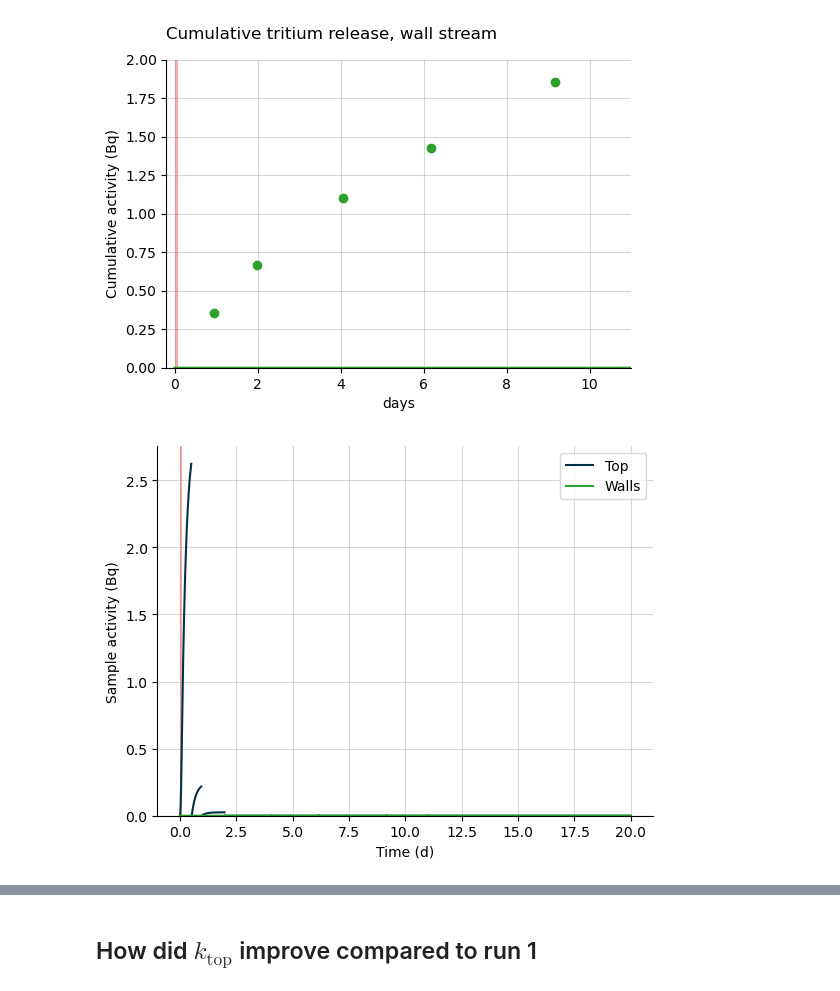
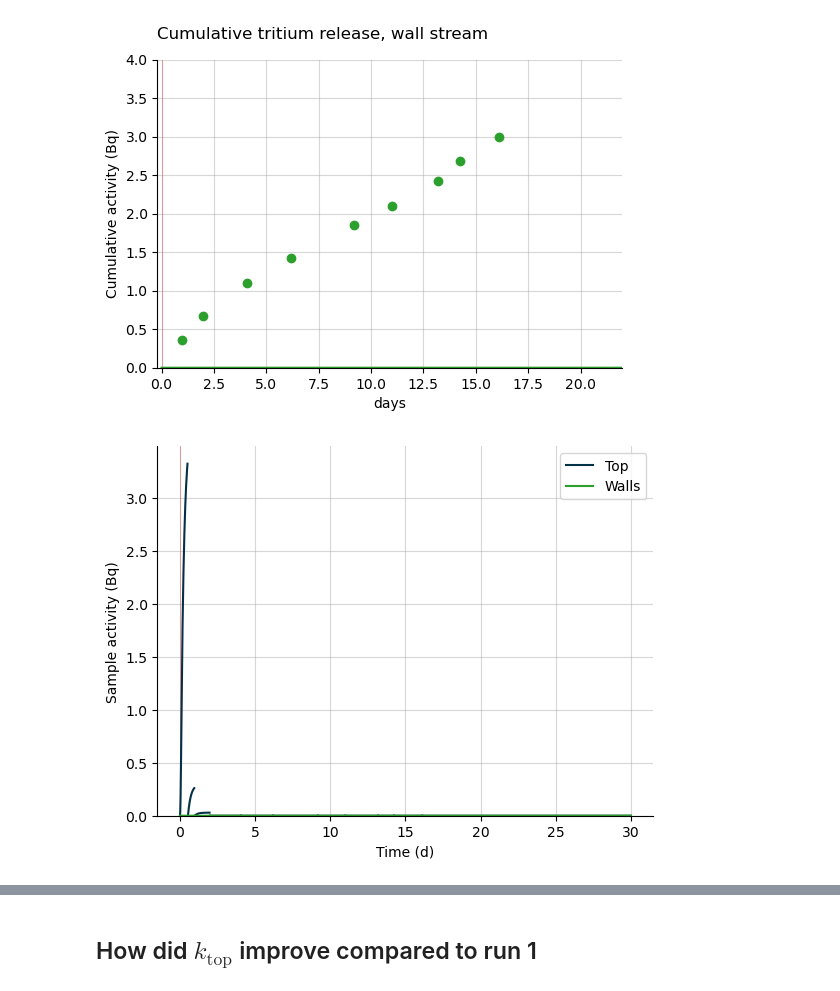
Before and after one commit to veliki-filozof/BABY-1L-run-11, a Jupyter notebook: analysis/tritium/tritium_model.ipynb, the cells around one changed output, grey strips where cells are left out. Drawn from its saved outputs; the diff is of its cells as text; code cells hidden in the pictures.

```diff
--- a/analysis/tritium/tritium_model.ipynb
+++ b/analysis/tritium/tritium_model.ipynb
@@ -75,5 +74,5 @@ Measured TBR: 1.73e-04 particle / neutron
 # %%
-baby_model.run(20 * ureg.day)
+baby_model.run(30 * ureg.day)
 # %%
 print(f"Transport:")
 print(f"  mass transport coeff top: {baby_model.k_top:.2e~P}")
@@ -138,28 +137,28 @@ plt.savefig("cumulative_release.pdf", bbox_inches="tight")
 # %%
 plt.figure(figsize=(6, 4))
 plot_integrated_wall_release(baby_model, color="tab:green", label="Wall")
 plot_irradiation(baby_model, facecolor="#EF5B5B", alpha=0.5)
 plt.grid(alpha=0.5)
 labelLines(plt.gca().get_lines(), zorder=2.5, xvals=[45] * 2)
 plt.ylim(bottom=0 * ureg.Bq)
 
 plt.scatter(
     replacement_times_walls,
     OV_stream.get_cumulative_activity("total"),
     color="tab:green",
 )
 
 
 plt.title("Cumulative tritium release, wall stream", loc="left", pad = 15)
-plt.ylim(top=2)
-plt.xlim(right = 11)
+plt.ylim(top=4)
+plt.xlim(right = 22)
 plt.xlim(left = -0.2)
 plt.xlabel("days")
 plt.ylabel("Cumulative activity (Bq)")
 
 plt.savefig("cumulative_release.pdf", bbox_inches="tight")
 # %% [output]
-[figure, old version]
+[figure, new version]
 # %%
 plot_sample_activity_top(
     baby_model, replacement_times=replacement_times_top, color="#023047", label="Top"
@@ -178,7 +177,7 @@ plt.xlabel(f"Time ({plt.gca().xaxis.get_units():~P})")
 plt.legend()
 plt.grid(alpha=0.5)
 # %% [output]
-[figure, old version]
+[figure, new version]
 # %%
 plt.figure()
 plot_sample_activity_top(
```
Also changed, not shown: parts of 6 cells of this notebook.
